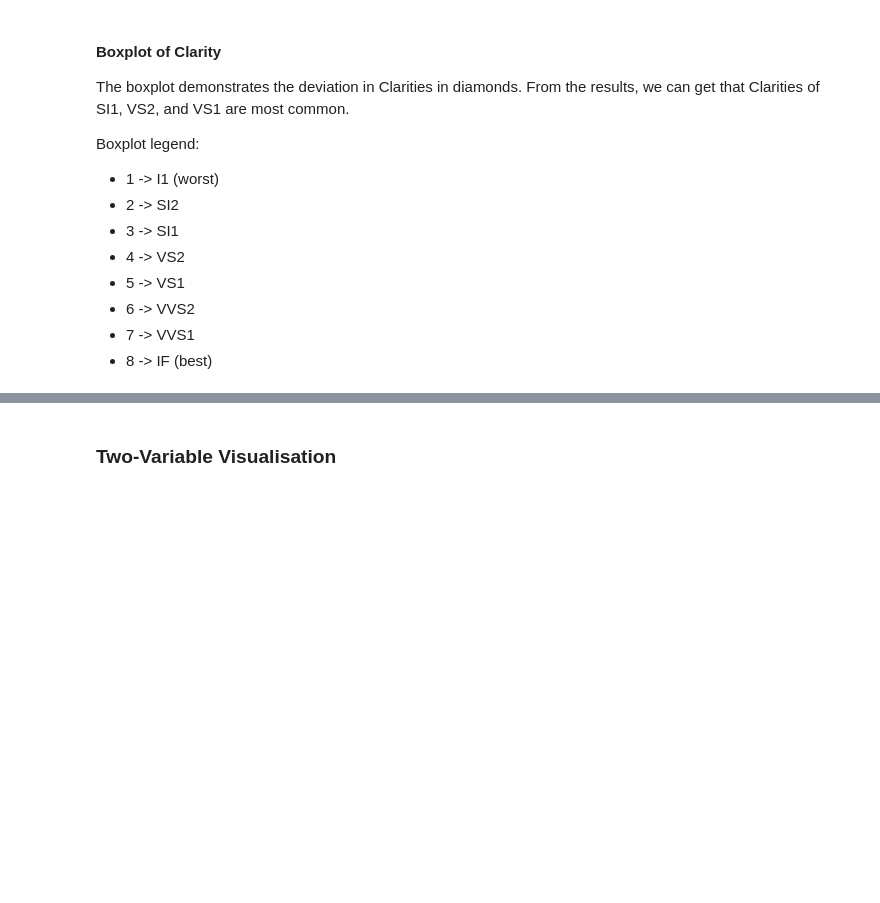
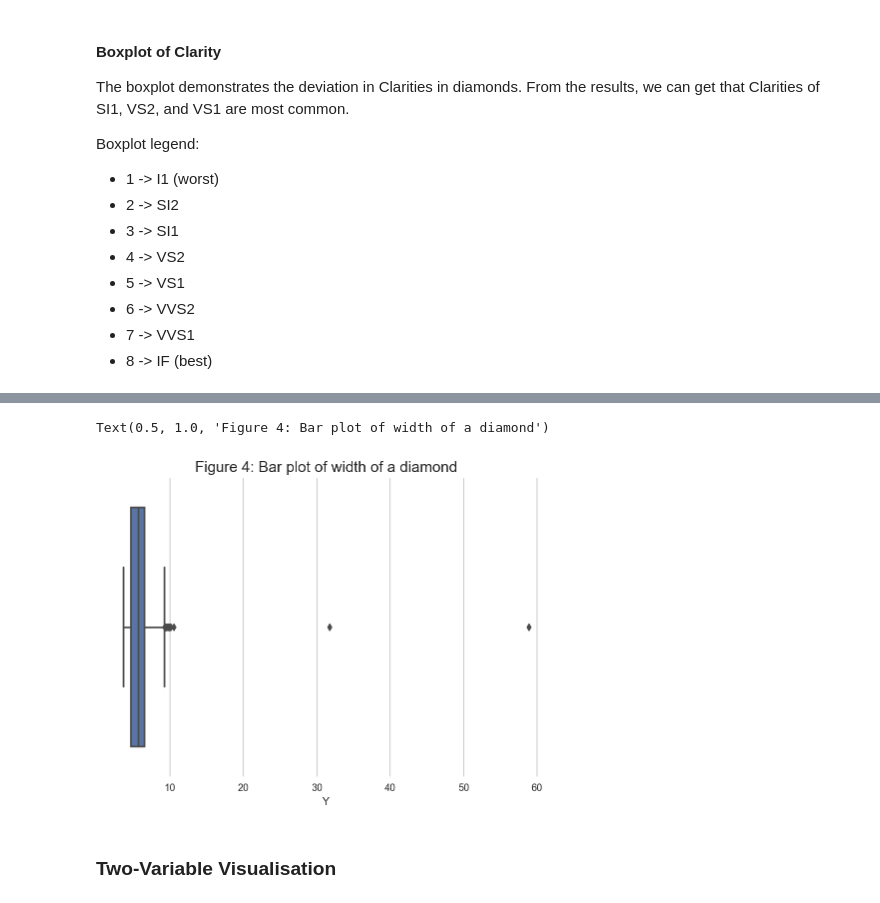
Before and after one commit to Jobi060704/Predicting-Diamond-Prices-RMIT, a Jupyter notebook: mathstuffthing.ipynb, the cells around one changed output, grey strips where cells are left out. Drawn from its saved outputs; the diff is of its cells as text; code cells hidden in the pictures; blank space fills up the shorter version.

Commit message:
Added a new figure for univariate

```diff
--- a/mathstuffthing.ipynb
+++ b/mathstuffthing.ipynb
@@ -122,4 +152,5 @@ For numeric features based on the measurement of the real object of a diamond, t
 The table below are a sample of the observations that fulfill these conditions. All 20 of the problematic observations have been dropped from the dataset.
 # %%
 no_outlier_df = new_diamond_df[(new_diamond_df['Carat'] > 0) & (new_diamond_df['Depth'] > 0) & (new_diamond_df['Table'] > 0) & (new_diamond_df['X'] > 0) & (new_diamond_df['Y'] > 0) & (new_diamond_df['Z'] > 0)]
+no_outlier_df = no_outlier_df[(no_outlier_df['Carat'] > no_outlier_df['Carat'].quantile(0.75) + no_outlier_df['Carat'].quantile(0.75) - no_outlier_df['Carat'].quantile(0.25)) & (no_outlier_df['Depth'] > no_outlier_df['Depth'].quantile(0.75) + no_outlier_df['Depth'].quantile(0.75) - no_outlier_df['Depth'].quantile(0.25)) & (no_outlier_df['Table'] > no_outlier_df['Table'].quantile(0.75) + no_outlier_df['Table'].quantile(0.75) - no_outlier_df['Table'].quantile(0.25))]
 no_outlier_df.sample(10, random_state=99)
@@ -185,3 +234,8 @@ plt.show()
+# %%
+sns.boxplot(no_outlier_df['Y']).set_title('Figure 4: Bar plot of width of a diamond', fontsize = 15)
+# %% [output]
+Text(0.5, 1.0, 'Figure 4: Bar plot of width of a diamond')
+[figure, added]
 # %% [markdown]
 ### Two-Variable Visualisation
 # %% [markdown]
```
Also changed, not shown: parts of 13 cells of this notebook.
